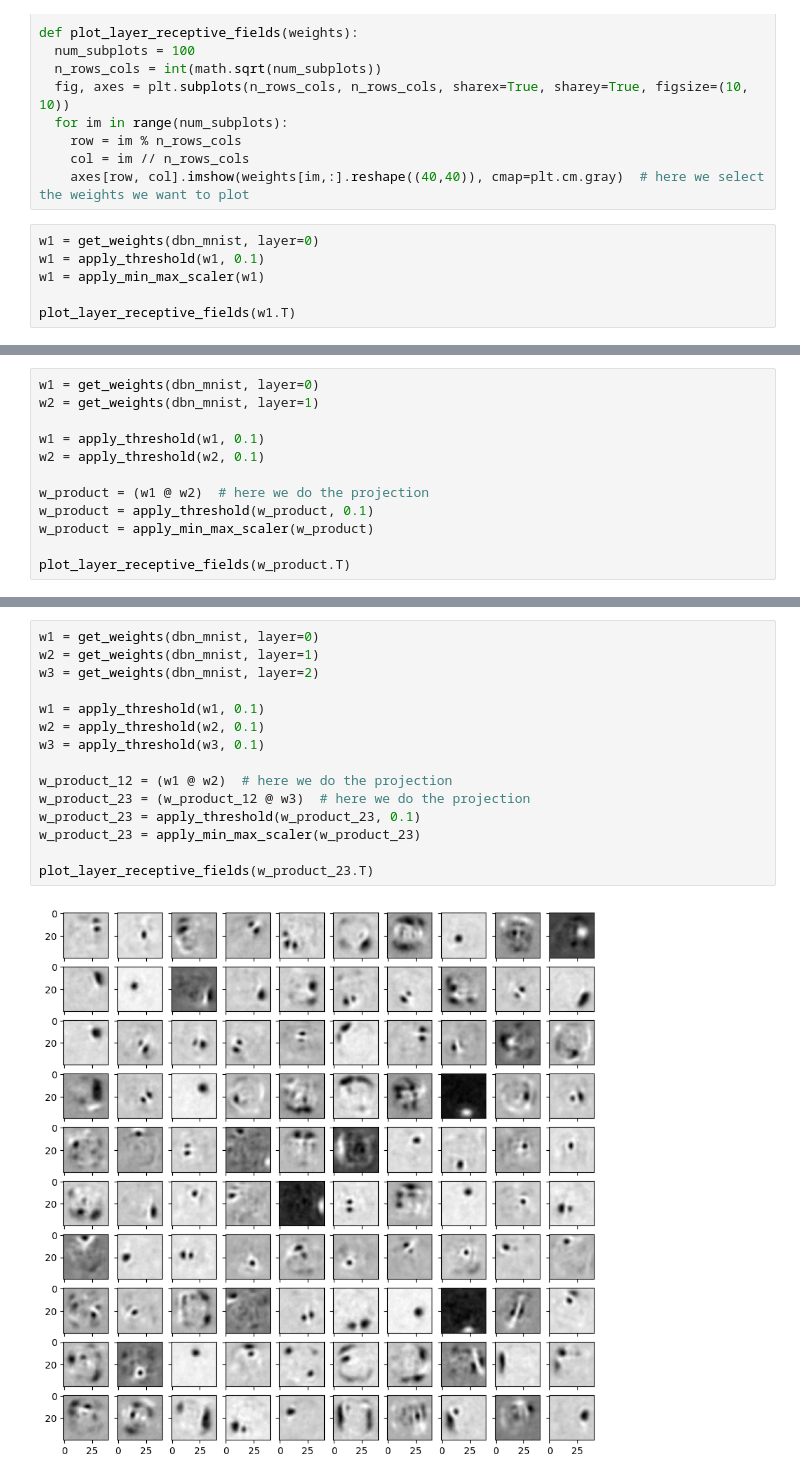
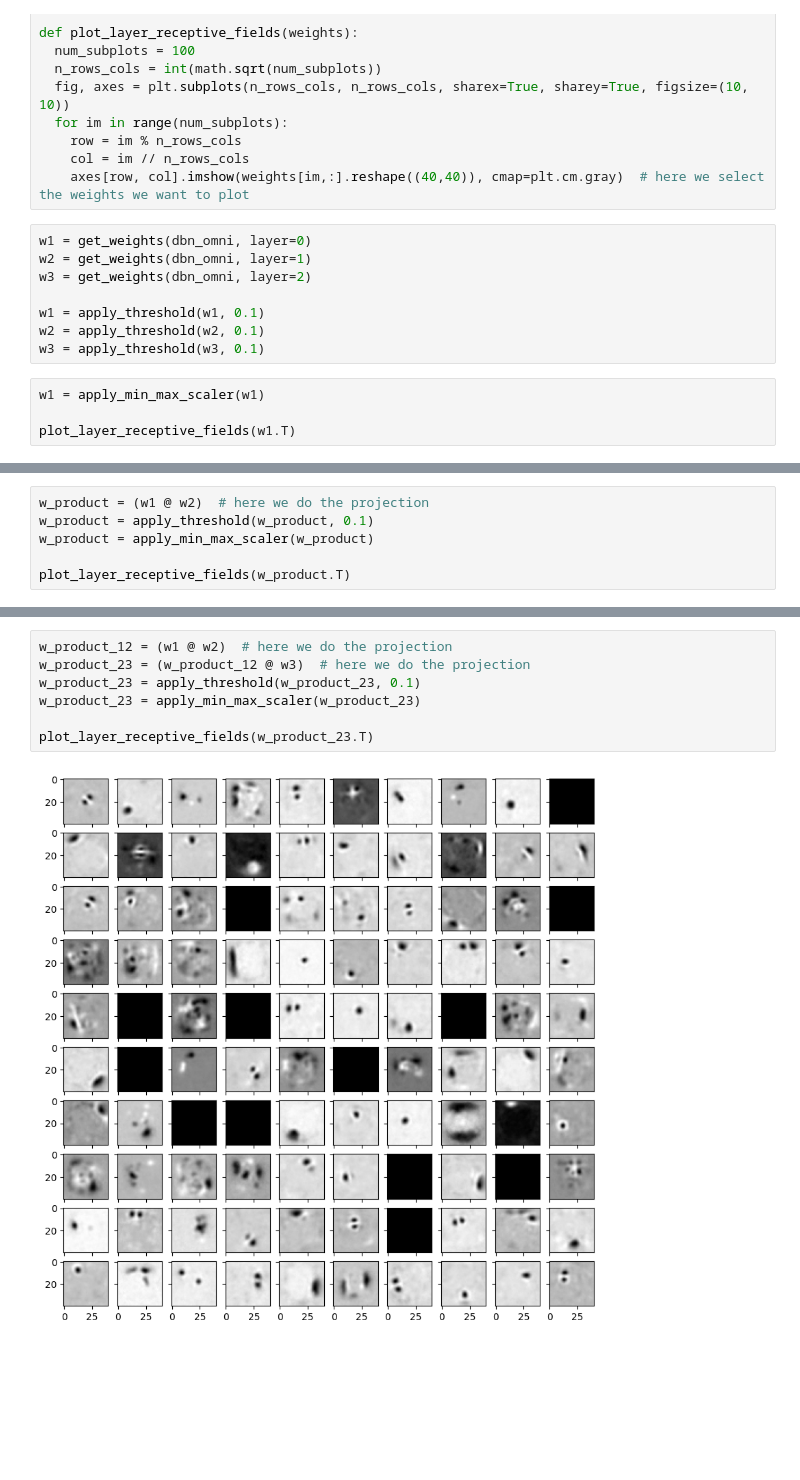
Before and after one commit to RoGellert/image_recognition, a Jupyter notebook: image_recognition_models.ipynb, the cells around one changed output, grey strips where cells are left out. Drawn from its saved outputs; the diff is of its cells as text; blank space fills up the shorter version.

```diff
--- a/image_recognition_models.ipynb
+++ b/image_recognition_models.ipynb
@@ -354,9 +460,15 @@ def plot_layer_receptive_fields(weights):
     row = im % n_rows_cols
     col = im // n_rows_cols
     axes[row, col].imshow(weights[im,:].reshape((40,40)), cmap=plt.cm.gray)  # here we select the weights we want to plot
+# %%
+w1 = get_weights(dbn_omni, layer=0)
+w2 = get_weights(dbn_omni, layer=1)
+w3 = get_weights(dbn_omni, layer=2)
+
+w1 = apply_threshold(w1, 0.1)
+w2 = apply_threshold(w2, 0.1)
+w3 = apply_threshold(w3, 0.1)
 # %%
-w1 = get_weights(dbn_mnist, layer=0)
-w1 = apply_threshold(w1, 0.1)
 w1 = apply_min_max_scaler(w1)
 
 plot_layer_receptive_fields(w1.T)
@@ -365,10 +477,4 @@ plot_layer_receptive_fields(w1.T)
 # %%
-w1 = get_weights(dbn_mnist, layer=0)
-w2 = get_weights(dbn_mnist, layer=1)
-
-w1 = apply_threshold(w1, 0.1)
-w2 = apply_threshold(w2, 0.1)
-
 w_product = (w1 @ w2)  # here we do the projection
 w_product = apply_threshold(w_product, 0.1)
 w_product = apply_min_max_scaler(w_product)
@@ -379,17 +485,9 @@ plot_layer_receptive_fields(w_product.T)
 # %%
-w1 = get_weights(dbn_mnist, layer=0)
-w2 = get_weights(dbn_mnist, layer=1)
-w3 = get_weights(dbn_mnist, layer=2)
-
-w1 = apply_threshold(w1, 0.1)
-w2 = apply_threshold(w2, 0.1)
-w3 = apply_threshold(w3, 0.1)
-
 w_product_12 = (w1 @ w2)  # here we do the projection
 w_product_23 = (w_product_12 @ w3)  # here we do the projection
 w_product_23 = apply_threshold(w_product_23, 0.1)
 w_product_23 = apply_min_max_scaler(w_product_23)
 
 plot_layer_receptive_fields(w_product_23.T)
 # %% [output]
-[figure, old version]
+[figure, new version]
```
Also changed, not shown: parts of 16 cells of this notebook.
